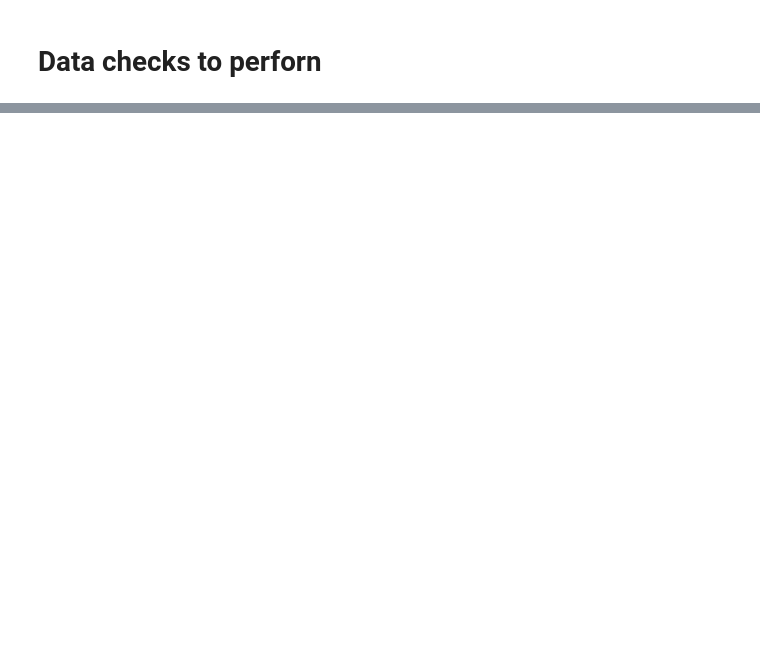
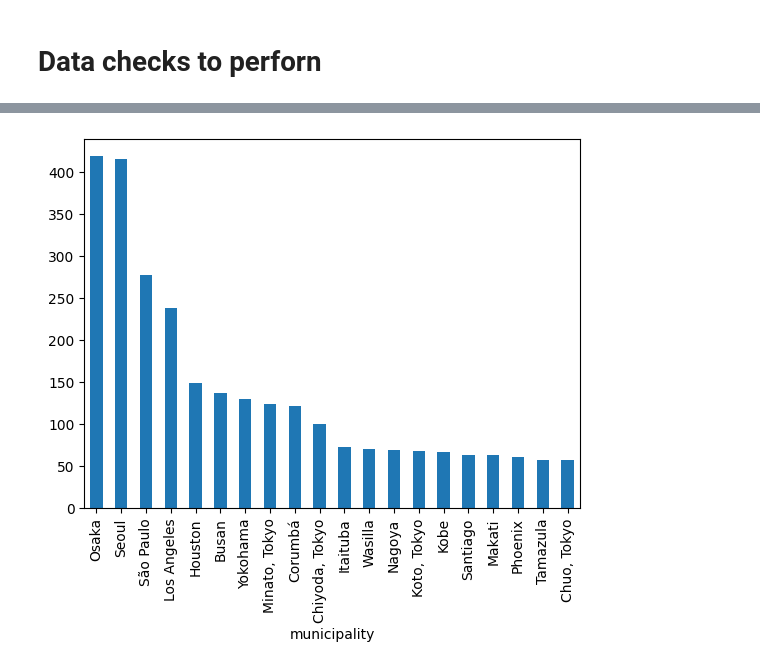
Before and after one commit to shivakumarsanugula/Kaggle, a Jupyter notebook: eda-feature-engineering-of-global-aviation-hub.ipynb, the cells around one changed output, grey strips where cells are left out. Cells and saved outputs as stored; diff of their text form; code cells hidden in the pictures; blank space fills up the shorter version.

```diff
--- a/eda-feature-engineering-of-global-aviation-hub.ipynb
+++ b/eda-feature-engineering-of-global-aviation-hub.ipynb
@@ -62,0 +191,4 @@ df[numerical_features].isnull().mean()
+# %%
+data = df[categorical_features].copy()
+# %%
+data.set_index("Airport_type",inplace=True)
@@ -62,0 +205,2 @@ df[numerical_features].isnull().mean()
+# %%
+data.drop(['home_link','wikipedia_link','keywords'],axis=1,inplace=True)
@@ -62,0 +231,3 @@ df[numerical_features].isnull().mean()
+# %%
+# Replacing NaN values of country column with based on region
+data['iso_country'] = data['iso_country'].fillna(data['iso_region'].str.slice(0,2))
@@ -62,0 +319,5 @@ df[numerical_features].isnull().mean()
+# %%
+data.groupby('municipality')['municipality'].count().sort_values(ascending=False).head(20).plot.bar()
+plt.show()
+# %% [output]
+[figure, added]
```
Also changed, not shown: parts of 57 cells of this notebook.
